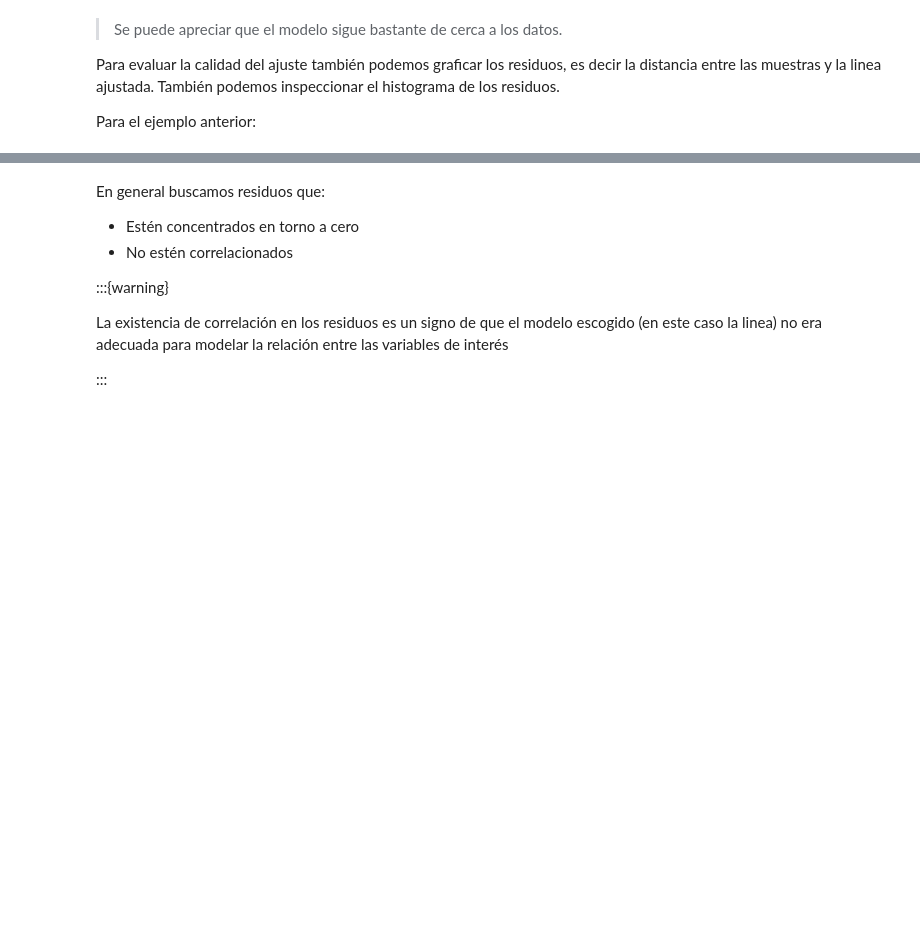
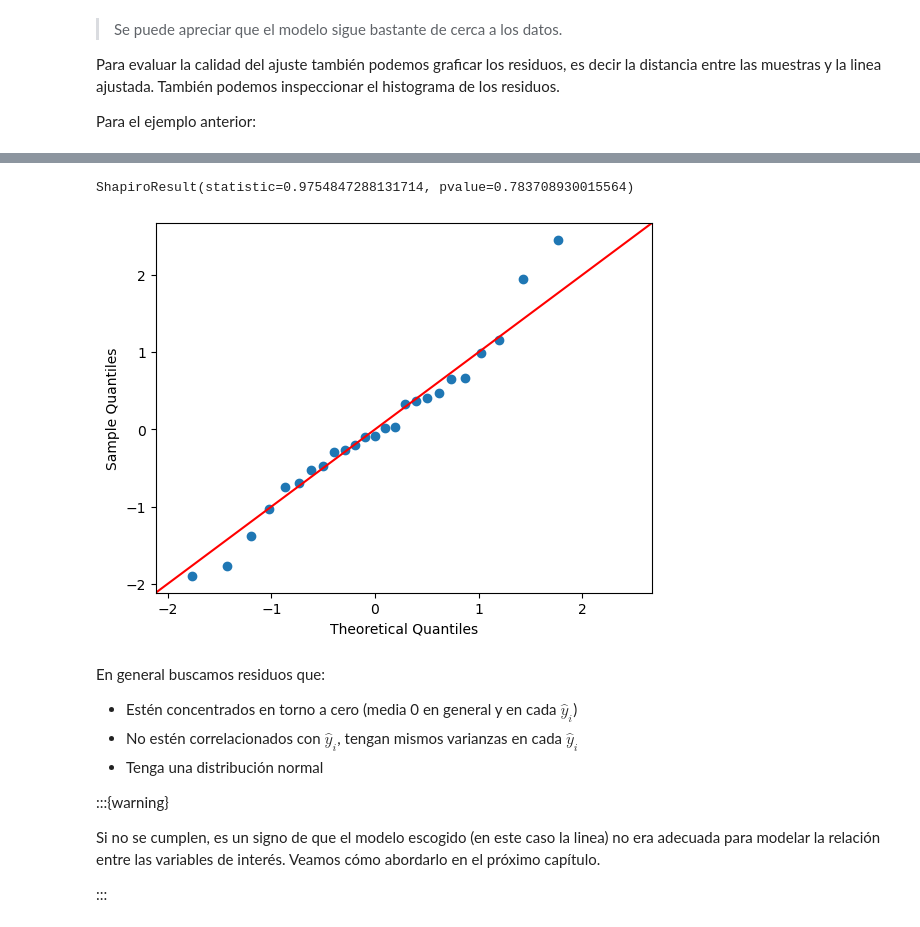
Before and after one commit to magister-informatica-uach/INFO337_2023, a Jupyter notebook: _build/jupyter_execute/lectures/5_linear_regression/part1.ipynb, the cells around one changed output, grey strips where cells are left out. Drawn from its saved outputs; the diff is of its cells as text; code cells hidden in the pictures; blank space fills up the shorter version.

```diff
--- a/_build/jupyter_execute/lectures/5_linear_regression/part1.ipynb
+++ b/_build/jupyter_execute/lectures/5_linear_regression/part1.ipynb
@@ -215,18 +219,18 @@ Esta función retorna un objeto cuyos atributos son:
 Más adelante ahondaremos en el coeficiente de correlación y los test de hipótesis para la regresión lineal. De momento pongamos en práctica la función anterior utilizando datos sintéticos:
 # %%
 np.random.seed(12345)
-theta, sigma = [0.5 , -1], 0.5
+b, sigma = [0.5 , -1], 0.5
 x = np.random.rand(25)*5
 
-def model(x, theta):
-    return theta[0] + theta[1]*x
+def model(x, b):
+    return b[0] + b[1]*x
 
-y = model(x, theta) + sigma*np.random.randn(len(x))
+y = model(x, b) + sigma*np.random.randn(len(x))
 # %% [markdown]
 Ajustamos los parámetros a los datos con:
 # %%
 res = scipy.stats.linregress(x, y)
-hat_theta = np.array([res.intercept, res.slope])
+hat_b = np.array([res.intercept, res.slope])
 
-print(f"hat theta0: {hat_theta[0]:0.5f}, hat theta1: {hat_theta[1]:0.5f}")
+print(f"hat b0: {hat_b[0]:0.5f}, hat b1: {hat_b[1]:0.5f}")
 # %% [output]
@@ -250,6 +255,7 @@ Para evaluar la calidad del ajuste también podemos graficar los residuos, es de
 
 Para el ejemplo anterior:
 # %%
-residuals = y - model(x, hat_theta)
+hat_y = model(x, hat_b)
+residuals = y - hat_y
 bins, edges = np.histogram(residuals, density=True)
 # %%
@@ -263,12 +271,20 @@ hv.Layout([p_residuals * p_zero, p_hist]).cols(2)
+# %%
+residuals_s = (residuals - residuals.mean()) / residuals.std()
+sm.qqplot(residuals_s, line='45')  #**
+print(shapiro(residuals_s))
+# %% [output]
+ShapiroResult(statistic=0.9754847288131714, pvalue=0.783708930015564)
+[figure, added]
 # %% [markdown]
 En general buscamos residuos que:
 
-- Estén concentrados en torno a cero
-- No estén correlacionados
+- Estén concentrados en torno a cero (media 0 en general y en cada $\hat y_i$)
+- No estén correlacionados con $\hat y_i$, tengan mismos varianzas en cada  $\hat y_i$
+- Tenga una distribución normal
 
 :::{warning}
 
-La existencia de correlación en los residuos es un signo de que el modelo escogido (en este caso la linea) no era adecuada para modelar la relación entre las variables de interés
+Si no se cumplen, es un signo de que el modelo escogido (en este caso la linea) no era adecuada para modelar la relación entre las variables de interés. Veamos cómo abordarlo en el próximo capítulo.
 
 :::
 # %% [markdown]
```
Also changed, not shown: parts of 10 cells of this notebook, 8 other files.
